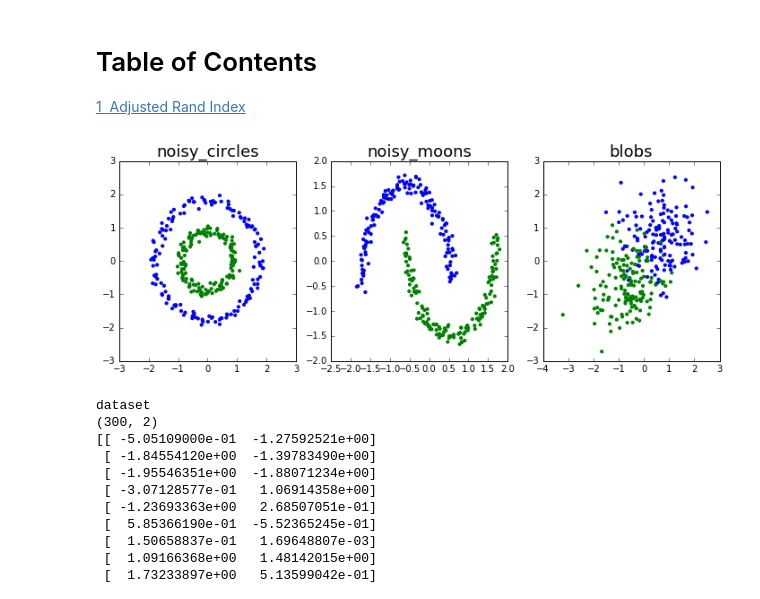
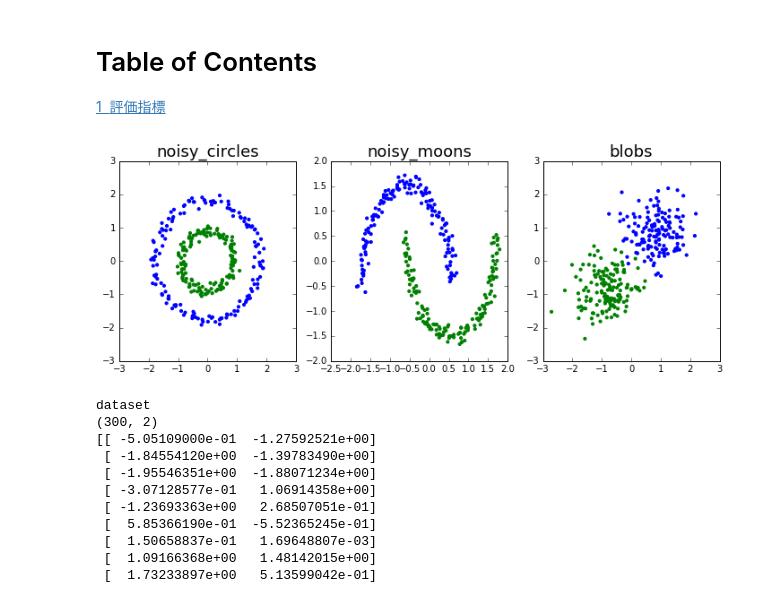
Before and after one commit to yukimori/evaluate_clustering, a Jupyter notebook: evaluate.ipynb, the cells around one changed output. Drawn from its saved outputs; the diff is of its cells as text; code cells hidden in the pictures.

```diff
--- a/evaluate.ipynb
+++ b/evaluate.ipynb
@@ -1,6 +1,6 @@
 # %% [markdown]
 # Table of Contents
- <p><div class="lev1"><a href="#Adjusted-Rand-Index"><span class="toc-item-num">1&nbsp;&nbsp;</span>Adjusted Rand Index</a></div>
+ <p><div class="lev1"><a href="#評価指標"><span class="toc-item-num">1&nbsp;&nbsp;</span>評価指標</a></div>
 # %%
 from __future__ import print_function
 import matplotlib.pyplot as plt
@@ -14,7 +14,7 @@ import numpy as np
 n_samples = 300
 np.random.seed(0)
 
-blobs = datasets.make_blobs(n_samples=n_samples, random_state=8, cluster_std=5.0, centers=[(5,5),(-5,-5)])
+blobs = datasets.make_blobs(n_samples=n_samples, random_state=8, cluster_std=3.0, centers=[(5,5),(-5,-5)])
 noisy_circles = datasets.make_circles(n_samples=n_samples, factor=.5, noise=.05)
 noisy_moons = datasets.make_moons(n_samples=n_samples, noise=.05)
 # no_structure = np.random.rand(n_samples, 2), None
@@ -27,34 +27,34 @@ datasets_list = [
 ]
 
 for dataset, dataset_name in zip(datasets_list, datasets_name):
     X, Y = dataset
     with open(dataset_name+".dat", "w") as f:
         for x, y in zip(X, Y):
             f.write(str(y)+","+str(x[0])+","+str(x[1])+"\r\n")
 
 
 
 colors = np.array([x for x in 'bgrcmykbgrcmykbgrcmykbgrcmyk'])
 colors = np.hstack([colors] * 20)
 
 plt.figure(figsize=(len(datasets_list) * 2 + 6, 4))
 #plt.subplots_adjust(left=.00, right=.98, bottom=.001, top=.96, wspace=.05,
 #                    hspace=.01)
 
 
 plot_num = 1
 for i_dataset, (dataset, dataset_name) in enumerate(zip(datasets_list, datasets_name)):
     X, y = dataset
     # normalize dataset for easier parameter selection
     #X = StandardScaler().fit_transform(X)
 
     plt.subplot(1, len(datasets_list), plot_num)
     plt.title(datasets_name[i_dataset], size=18)
     plt.scatter(X[:, 0], X[:, 1], color=colors[y].tolist(), s=10)
     plot_num += 1
 plt.savefig("data.png")
 # %% [output]
-[figure, old version]
+[figure, new version]
 # %%
 # データセットの分析
 print("dataset")
```
Also changed, not shown: 4 other files.
